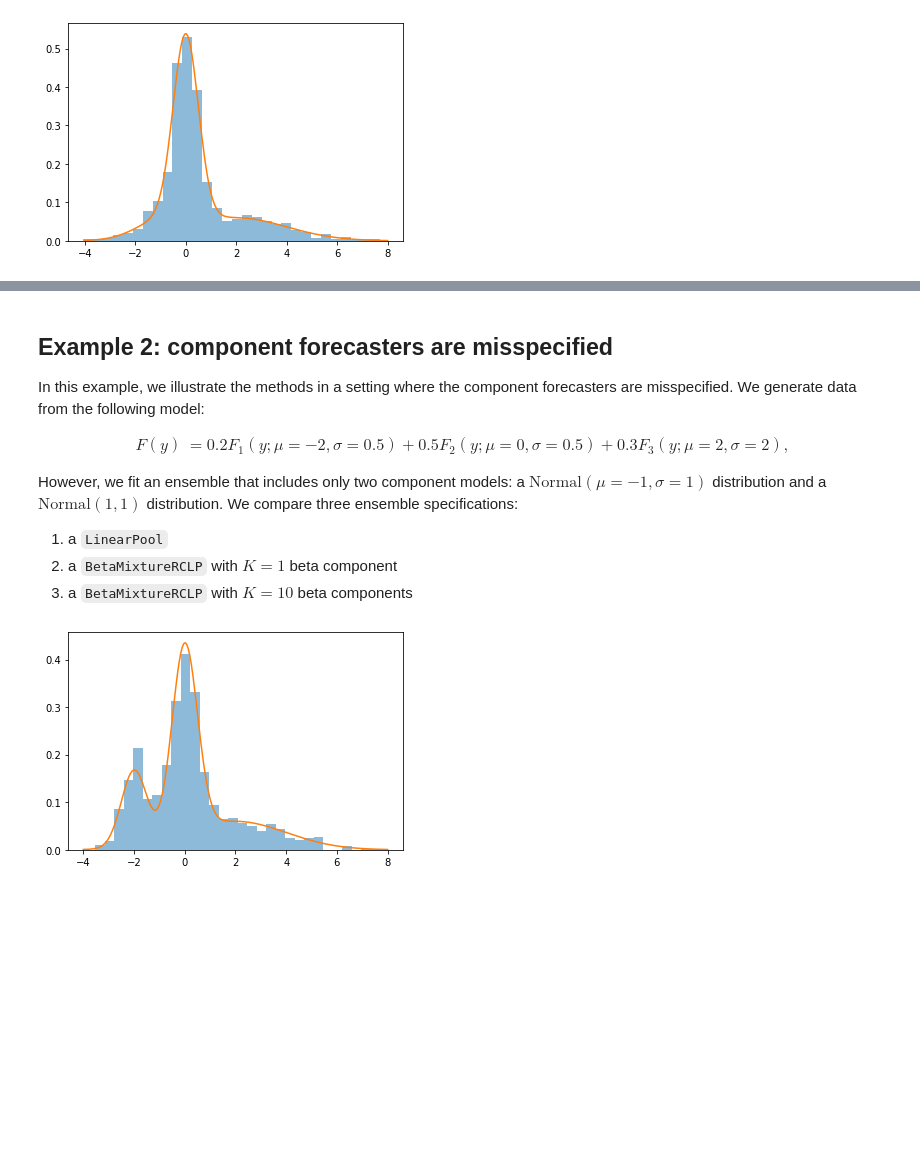
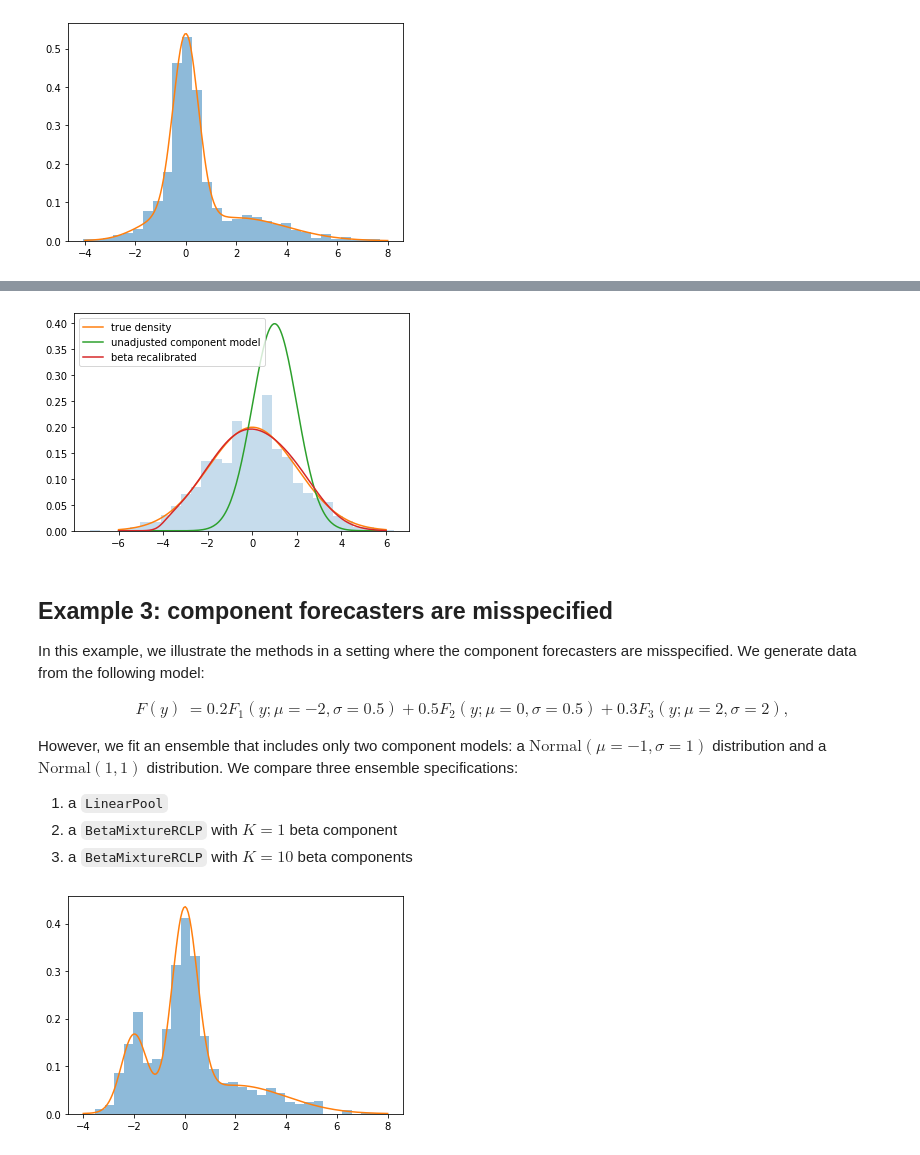
Before and after one commit to reichlab/rclp, a Jupyter notebook: demo.ipynb, the cells around one changed output, grey strips where cells are left out. Drawn from its saved outputs; the diff is of its cells as text; code cells hidden in the pictures; blank space fills up the shorter version.

```diff
--- a/demo.ipynb
+++ b/demo.ipynb
@@ -118,5 +170,23 @@ plt.plot(lp.loss_trace)
+# %%
+# calculate and plot densities from the component model
+# and the beta recalibrated model
+y_grid_log_f = norm.logpdf(y_grid, loc=1.0, scale=1.0).reshape((201,1))
+y_grid_log_F = norm.logcdf(y_grid, loc=1.0, scale=1.0).reshape((201,1))
+
+component_prob = norm.pdf(y_grid, loc=1.0, scale=1.0)
+beta_mixt_rclp_K1_prob = beta_mixt_rclp_K1.prob(y_grid_log_f, y_grid_log_F)
+
+plt.hist(y, bins=30, density=True, histtype='stepfilled', alpha=0.25)
+plt.plot(y_grid, f, label='true density')
+plt.plot(y_grid, component_prob, label='unadjusted component model')
+plt.plot(y_grid, beta_mixt_rclp_K1_prob, label='beta recalibrated')
+plt.legend()
+
+plt.show()
+# %% [output]
+[figure, added]
 # %% [markdown]
-## Example 2: component forecasters are misspecified
+## Example 3: component forecasters are misspecified
 
 In this example, we illustrate the methods in a setting where the component forecasters are misspecified. We generate data from the following model:
 
```
Also changed, not shown: parts of 14 cells of this notebook.
